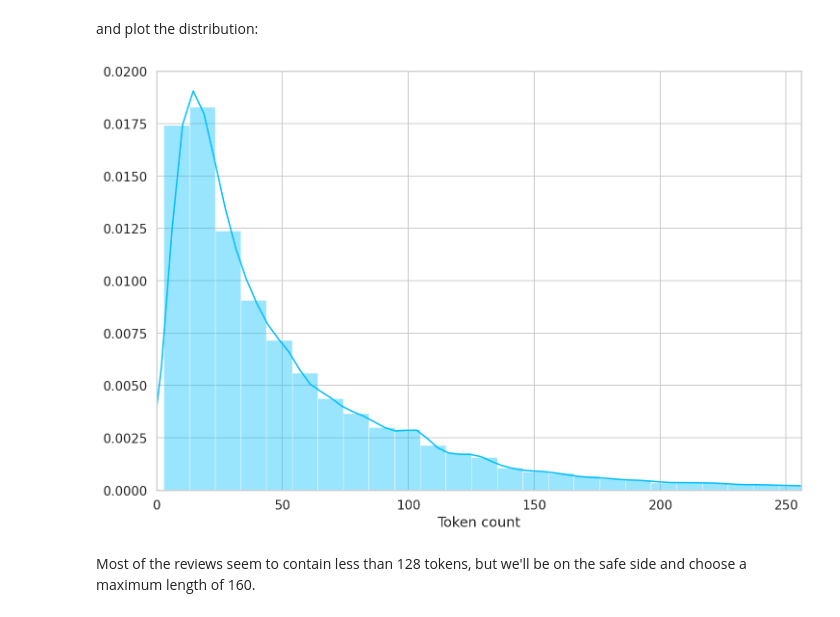
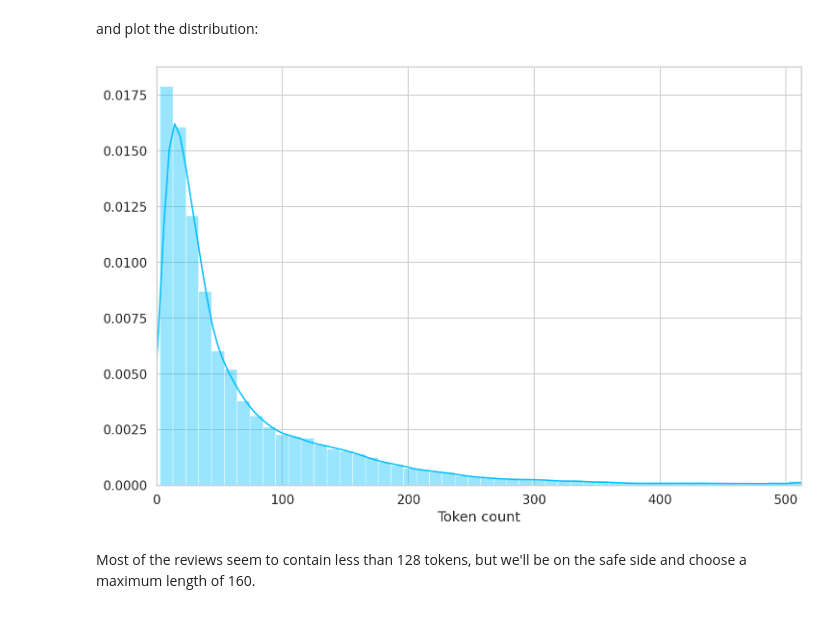
Before and after one commit to Wassssim/Instagram-User-Intrests-Framework, a Jupyter notebook: models/interest_analysis.ipynb, the cells around one changed output. Drawn from its saved outputs; the diff is of its cells as text; code cells hidden in the pictures.

```diff
--- a/models/interest_analysis.ipynb
+++ b/models/interest_analysis.ipynb
@@ -149,6 +151,8 @@ np.random.seed(RANDOM_SEED)
 torch.manual_seed(RANDOM_SEED)
 
 device = torch.device("cuda:0" if torch.cuda.is_available() else "cpu")
+
+threshold = 15000
 # %%
 #@title Setup & Config
 import transformers
@@ -226,9 +227,11 @@ Drive already mounted at /content/gdrive; to attempt to forcibly remount, call d
 # %% [markdown]
 Creation of data frame
 # %%
-input_files = ['shopping and  fashion','food and drink', 'technology',
+"""input_files = ['shopping and  fashion','food and drink', 'technology',
                'Buisness','Entertainment','Family','Fitness','Hobbies and activities',
-               'Industry','Outdoors','Relationships','Sports','Wellness']
+               'Industry','Outdoors','Relationships','Sports','Wellness']"""
+input_files = ['technology',
+               'Buisness','Fitness','Relationships']
 col_list = ["captions", "interest"]
 dfs = []
 folder_path="/content/gdrive/My Drive/data/"
@@ -237,7 +240,7 @@ for input_file in input_files:
   if path.exists(cur_path):
     print(input_file)
     dfs.append(pd.read_csv(cur_path, usecols=col_list,engine='python',
-                           encoding='utf-8', error_bad_lines=False))
+                           encoding='utf-8', error_bad_lines=False).truncate(after= threshold))
 df = pd.concat(dfs, ignore_index=True)
 df = df.dropna()
 #df.loc[df.interest == "buisness", "interest"] = "business"
@@ -472,10 +434,10 @@ for txt in df.captions:
 and plot the distribution:
 # %%
 sns.distplot(token_lens)
-plt.xlim([0, 256]);
+plt.xlim([0, 512]);
 plt.xlabel('Token count');
 # %% [output]
-[figure, old version]
+[figure, new version]
 # %% [markdown]
 Most of the reviews seem to contain less than 128 tokens, but we'll be on the safe side and choose a maximum length of 160.
 # %%
```
Also changed, not shown: parts of 28 cells of this notebook.
